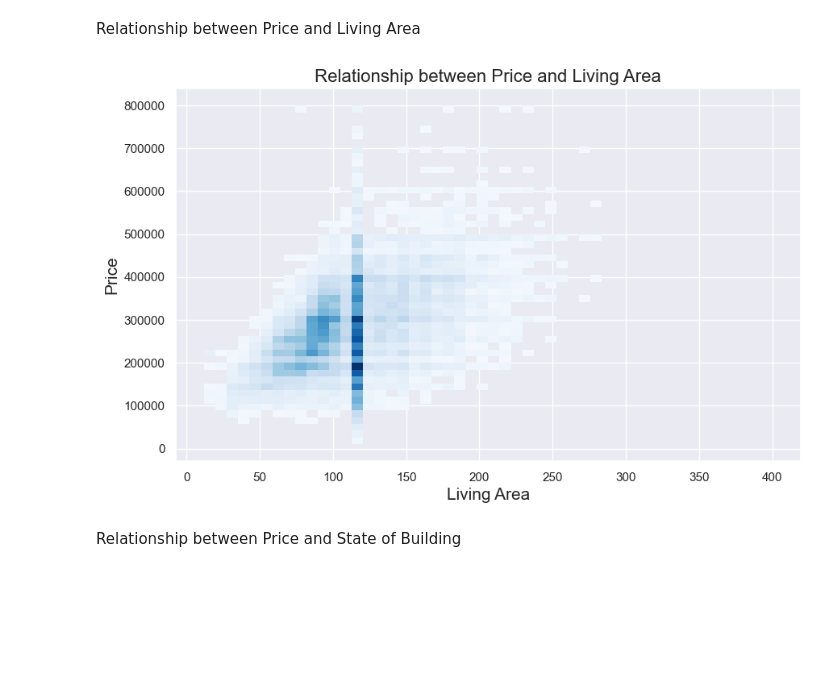
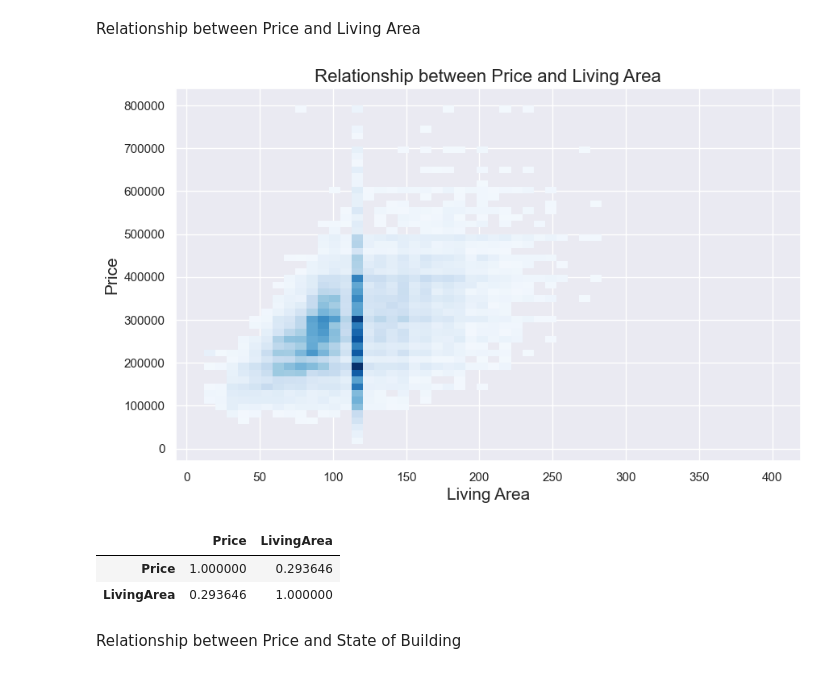
Before and after one commit to AdrienPiette/Data-visualisation, a Jupyter notebook: analyze/Analyzing.ipynb, the cells around one changed output. Drawn from its saved outputs; the diff is of its cells as text; code cells hidden in the pictures; blank space fills up the shorter version.

```diff
--- a/analyze/Analyzing.ipynb
+++ b/analyze/Analyzing.ipynb
@@ -444,25 +452,30 @@ Relationship between Price and Living Area
 # %%
 import seaborn as sns
 import pandas as pd
 import matplotlib.pyplot as plt
 
 
 df = pd.read_csv('DF_price_living.area.csv')
 
 
 df_price_filtered = df[
                        (df['Price'] < 800000) &
                        (df['Price'] > 10000) &
                        (df['Price'] != 0)]
 
 plt.figure(figsize=(10, 6))
 sns.histplot(data=df_price_filtered, x='LivingArea', y='Price', bins=50, pthresh=0.1, cmap='Blues')
 plt.title('Relationship between Price and Living Area', fontsize=16)
 plt.xlabel('Living Area', fontsize=15)
 plt.ylabel('Price', fontsize=15)
 plt.show()
+
+df[['Price', 'LivingArea']].corr()
 # %% [output]
 [figure]
+|  | Price | LivingArea |
+| Price | 1.000000 | 0.293646 |
+| LivingArea | 0.293646 | 1.000000 |
 # %% [markdown]
 Relationship between Price and State of Building
 # %%
```
Also changed, not shown: parts of 4 cells of this notebook.
